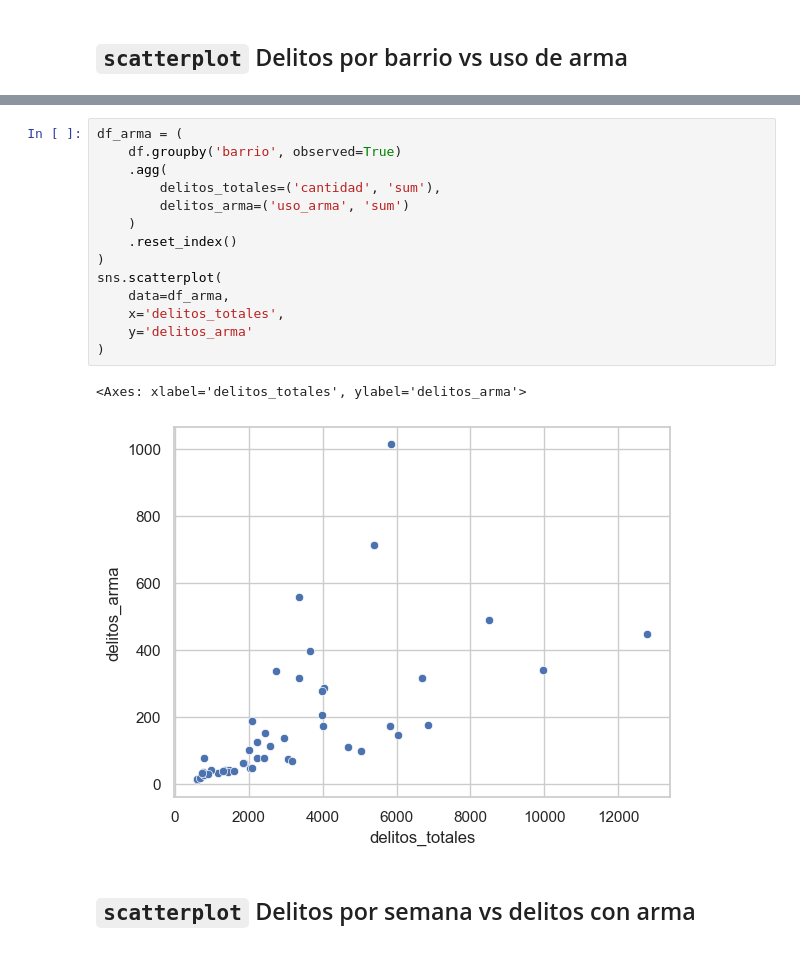
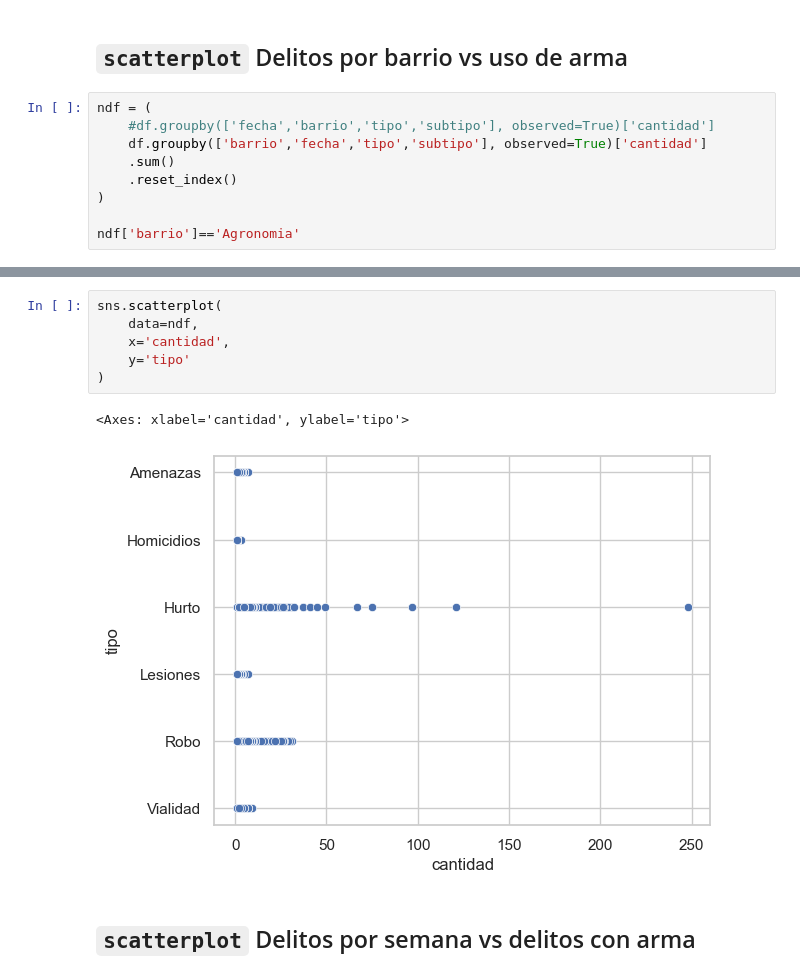
Before and after one commit to matiasobregon/diplo-ia_up_tp1, a Jupyter notebook: tp1_desarrollo.ipynb, the cells around one changed output, grey strips where cells are left out. Saved outputs shown, nothing was run; the diff lists cells and outputs as text.

```diff
--- a/tp1_desarrollo.ipynb
+++ b/tp1_desarrollo.ipynb
@@ -1488,2 +1436,11 @@ df_moto
 # %% [markdown]
 ## `scatterplot` Delitos por barrio vs uso de arma
+# %%
+ndf = (
+    #df.groupby(['fecha','barrio','tipo','subtipo'], observed=True)['cantidad']
+    df.groupby(['barrio','fecha','tipo','subtipo'], observed=True)['cantidad']
+    .sum()
+    .reset_index()
+)
+
+ndf['barrio']=='Agronomia'
@@ -1490,20 +1460,12 @@ df_moto
 # %%
-df_arma = (
-    df.groupby('barrio', observed=True)
-    .agg(
-        delitos_totales=('cantidad', 'sum'),
-        delitos_arma=('uso_arma', 'sum')
-    )
-    .reset_index()
+sns.scatterplot(
+    data=ndf,
+    x='cantidad',
+    y='tipo'
 )
-sns.scatterplot(
-    data=df_arma,
-    x='delitos_totales',
-    y='delitos_arma'
-)
 # %% [output]
-<Axes: xlabel='delitos_totales', ylabel='delitos_arma'>
+<Axes: xlabel='cantidad', ylabel='tipo'>
-[figure, old version]
+[figure, new version]
 # %% [markdown]
 ## `scatterplot` Delitos por semana vs delitos con arma
 # %%
```
Also changed, not shown: parts of 15 cells of this notebook.
